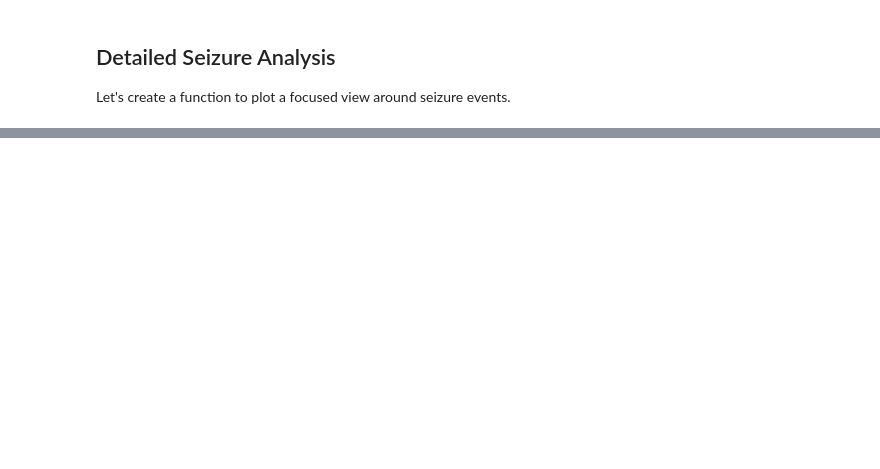
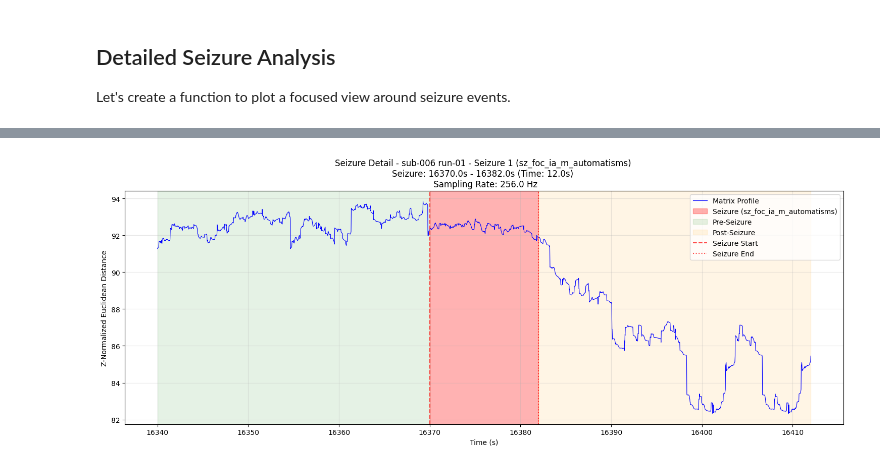
Before and after one commit to creintjes/ecg-seizure-detection, a Jupyter notebook: data/plot_ecg_example.ipynb, the cells around one changed output, grey strips where cells are left out. Cells and saved outputs as stored; diff of their text form; code cells hidden in the pictures; blank space fills up the shorter version.

```diff
--- a/data/plot_ecg_example.ipynb
+++ b/data/plot_ecg_example.ipynb
@@ -382,0 +458,90 @@ Seizure Detail Plot:
+# %%
+def plot_seizure_detail_mp(data_path, patient_id, run_id, mp, seizure_index=0, pre_seizure_sec=30, post_seizure_sec=30):
+    """
+    Plottet einen detaillierten Blick auf eine spezifische Seizure
+
+    Args:
+        data_path (str): Pfad zum Dataset
+        patient_id (str): Patient ID
+        run_id (str): Run ID
+        seizure_index (int): Index der Seizure (0 = erste)
+        pre_seizure_sec (int): Sekunden vor der Seizure
+        post_seizure_sec (int): Sekunden nach der Seizure
+    """
+    mp = mp[:, 0].reshape(-1, 1)
+
+    # Lade Daten
+    recording = [patient_id, run_id]
+    data = Data.loadData(data_path, recording, modalities=['ecg'])
+    annotations = Annotation.loadAnnotation(data_path, recording)
+
+    if not annotations.events or seizure_index >= len(annotations.events):
+        print(f"Seizure {seizure_index} nicht gefunden!")
+        return
+
+    seizure_start, seizure_end = annotations.events[seizure_index]
+    seizure_type = annotations.types[seizure_index] if seizure_index < len(annotations.types) else 'unknown'
+
+    # ECG-Signal vorbereiten
+    ecg_signal = data.data[0]
+    fs = data.fs[0]
+
+    # Zeitfenster definieren
+    plot_start_time = max(0, seizure_start - pre_seizure_sec)
+    plot_end_time = min(len(ecg_signal)/fs, seizure_end + post_seizure_sec)
+    # plot_end_time = min(len(ecg_signal)/fs, seizure_end + post_seizure_sec)-subsequence_length
+
+
+    # Sample-Indices berechnen
+    start_idx = int(plot_start_time * fs)
+    end_idx = int(plot_end_time * fs)
+    print(f"{start_idx=}, {end_idx=}")
+    # Signal und Zeit extrahieren
+    plot_signal = ecg_signal[start_idx:end_idx]
+    print(f"{plot_start_time=}")
+    plot_time = np.linspace(plot_start_time, plot_end_time, len(mp))
+    print(f"{plot_time=}")
+
+    # Plot erstellen
+    plt.figure(figsize=(15, 6))
+    # plt.plot(mp, 'b-', linewidth=0.8, label='ECG Signal')
+    plt.plot(plot_time, mp, 'b-', linewidth=0.8, label='Matrix Profile')
+
+
+    # Seizure-Bereich markieren
+    plt.axvspan(seizure_start, seizure_end, alpha=0.3, color='red', label=f'Seizure ({seizure_type})')
+
+    # Pre- und Post-Seizure Bereiche markieren
+    plt.axvspan(plot_start_time, seizure_start, alpha=0.1, color='green', label='Pre-Seizure')
+    plt.axvspan(seizure_end, plot_end_time, alpha=0.1, color='orange', label='Post-Seizure')
+
+    # Vertikale Linien für Seizure-Grenzen
+    plt.axvline(seizure_start, color='red', linestyle='--', alpha=0.7, label='Seizure Start')
+    plt.axvline(seizure_end, color='red', linestyle=':', alpha=0.7, label='Seizure End')
+
+    plt.xlabel('Time (s)')
+    plt.ylabel('Z-Normalized Euclidean Distance')
+    plt.title(f'Seizure Detail - {patient_id} {run_id} - Seizure {seizure_index+1} ({seizure_type}) \n'
+              f'Seizure: {seizure_start:.1f}s - {seizure_end:.1f}s (Time: {seizure_end-seizure_start:.1f}s) \n Sampling Rate: {fs} Hz')
+    plt.grid(True, alpha=0.3)
+    plt.legend()
+    # Info-Box
+    # info_text = f'Sampling Rate: {fs} Hz\\nSeizure Dauer: {seizure_end-seizure_start:.1f}s\\nType: {seizure_type}'
+    # plt.text(0.02, 0.98, info_text, transform=plt.gca().transAxes, verticalalignment='top',
+    #          bbox=dict(boxstyle='round', facecolor='wheat', alpha=0.8))
+
+    plt.tight_layout()
+    plt.show()
+
+    print(f"Seizure Detail Plot:")
+    print(f"  - Patient: {patient_id} {run_id}")
+    print(f"  - Seizure {seizure_index+1}: {seizure_start:.1f}s - {seizure_end:.1f}s")
+    print(f"  - Dauer: {seizure_end-seizure_start:.1f}s")
+    print(f"  - Type: {seizure_type}")
+
+# Beispiel-Verwendung für Patienten mit Seizures
+if seizure_patients:
+    patient_id, run_id, seizure_count = seizure_patients[15]
+    print(f"\\nDetaillierter Blick auf erste Seizure von {patient_id} {run_id}:")
+    plot_seizure_detail_mp(dataset_path, patient_id, run_id, matrix_profile, seizure_index=0)
+# %% [output]
@@ -382,0 +553 @@ Seizure Detail Plot:
+[figure, added]
```
Also changed, not shown: parts of 17 cells of this notebook.
